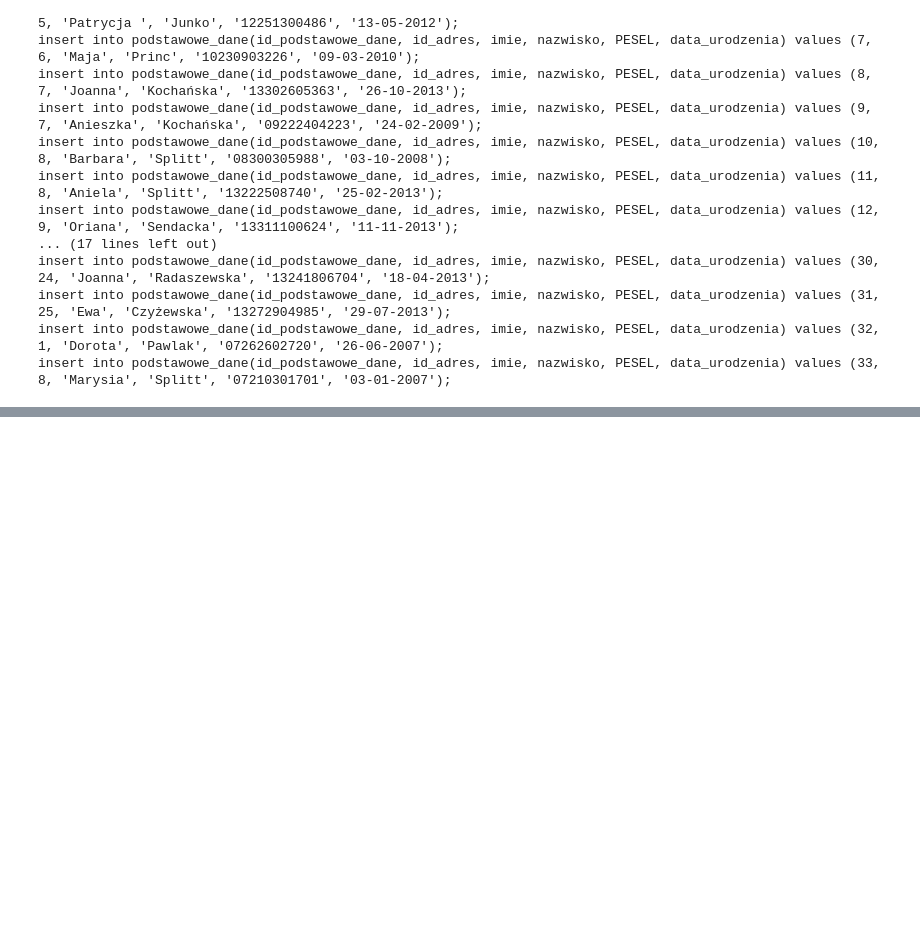
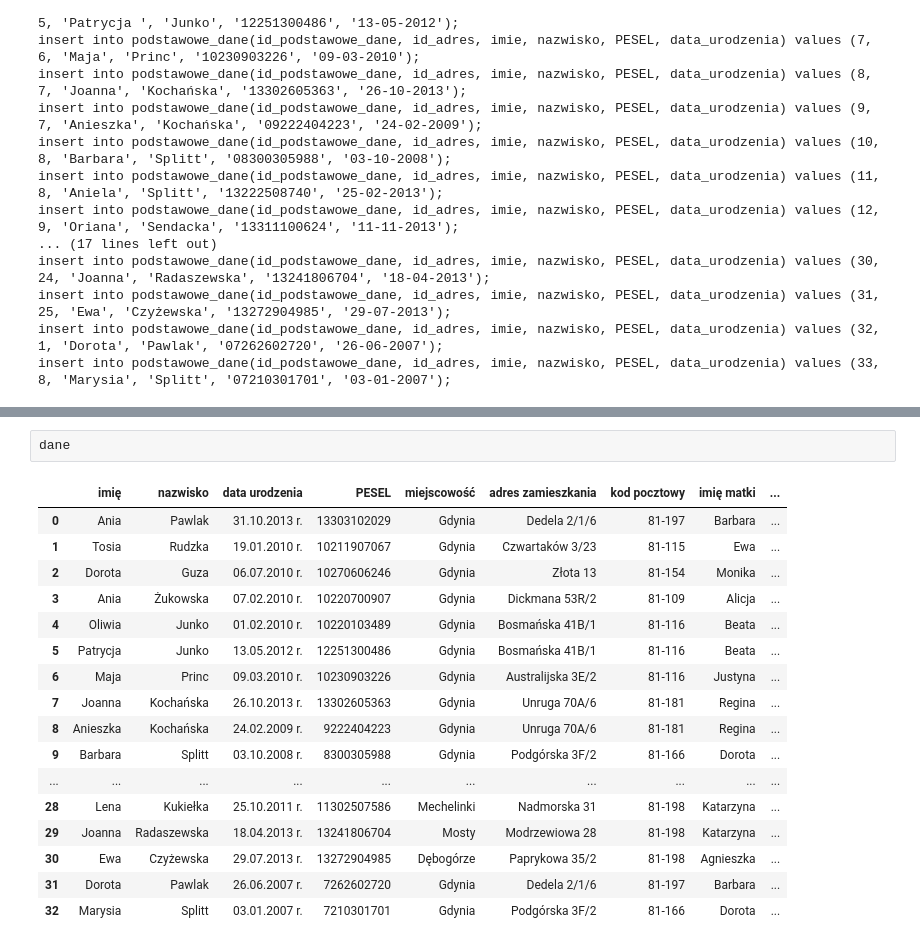
Before and after one commit to Kubabob/ProjektBazyDanych, a Jupyter notebook: wczytanie_danych.ipynb, the cells around one changed output, grey strips where cells are left out. Drawn from its saved outputs; the diff is of its cells as text; blank space fills up the shorter version.

```diff
--- a/wczytanie_danych.ipynb
+++ b/wczytanie_danych.ipynb
@@ -95,0 +117,20 @@ insert into podstawowe_dane(id_podstawowe_dane, id_adres, imie, nazwisko, PESEL,
+# %%
+dane
+# %% [output]
+|  | imię | nazwisko | data urodzenia | PESEL | miejscowość | adres zamieszkania | kod pocztowy | imię matki | ... |
+| 0 | Ania | Pawlak | 31.10.2013 r. | 13303102029 | Gdynia | Dedela 2/1/6 | 81-197 | Barbara | ... |
+| 1 | Tosia | Rudzka | 19.01.2010 r. | 10211907067 | Gdynia | Czwartaków 3/23 | 81-115 | Ewa | ... |
+| 2 | Dorota | Guza | 06.07.2010 r. | 10270606246 | Gdynia | Złota 13 | 81-154 | Monika | ... |
+| 3 | Ania | Żukowska | 07.02.2010 r. | 10220700907 | Gdynia | Dickmana 53R/2 | 81-109 | Alicja | ... |
+| 4 | Oliwia | Junko | 01.02.2010 r. | 10220103489 | Gdynia | Bosmańska 41B/1 | 81-116 | Beata | ... |
+| 5 | Patrycja | Junko | 13.05.2012 r. | 12251300486 | Gdynia | Bosmańska 41B/1 | 81-116 | Beata | ... |
+| 6 | Maja | Princ | 09.03.2010 r. | 10230903226 | Gdynia | Australijska 3E/2 | 81-116 | Justyna | ... |
+| 7 | Joanna | Kochańska | 26.10.2013 r. | 13302605363 | Gdynia | Unruga 70A/6 | 81-181 | Regina | ... |
+| 8 | Anieszka | Kochańska | 24.02.2009 r. | 9222404223 | Gdynia | Unruga 70A/6 | 81-181 | Regina | ... |
+| 9 | Barbara | Splitt | 03.10.2008 r. | 8300305988 | Gdynia | Podgórska 3F/2 | 81-166 | Dorota | ... |
+| ... | ... | ... | ... | ... | ... | ... | ... | ... | ... |
+| 28 | Lena | Kukiełka | 25.10.2011 r. | 11302507586 | Mechelinki | Nadmorska 31 | 81-198 | Katarzyna | ... |
+| 29 | Joanna | Radaszewska | 18.04.2013 r. | 13241806704 | Mosty | Modrzewiowa 28 | 81-198 | Katarzyna | ... |
+| 30 | Ewa | Czyżewska | 29.07.2013 r. | 13272904985 | Dębogórze | Paprykowa 35/2 | 81-198 | Agnieszka | ... |
+| 31 | Dorota | Pawlak | 26.06.2007 r. | 7262602720 | Gdynia | Dedela 2/1/6 | 81-197 | Barbara | ... |
+| 32 | Marysia | Splitt | 03.01.2007 r. | 7210301701 | Gdynia | Podgórska 3F/2 | 81-166 | Dorota | ... |
```
Also changed, not shown: parts of 1 cell of this notebook, 5 other files.
